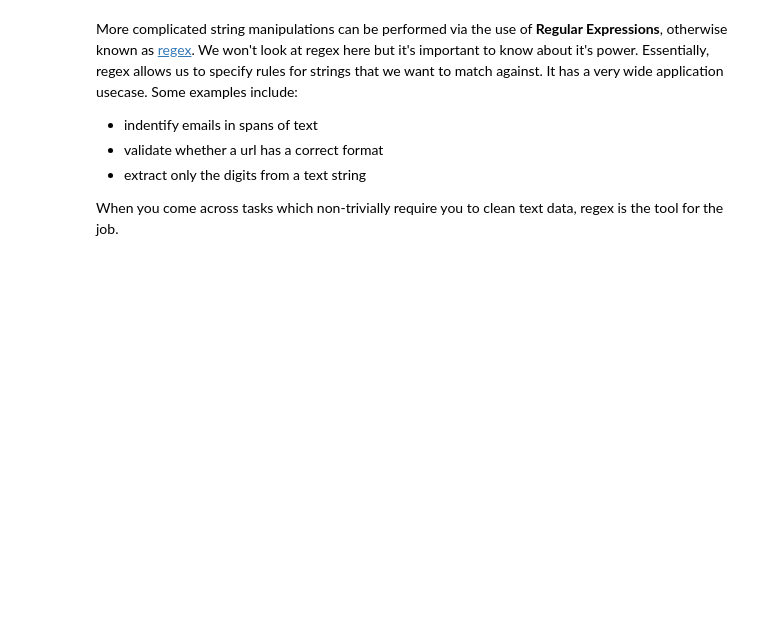
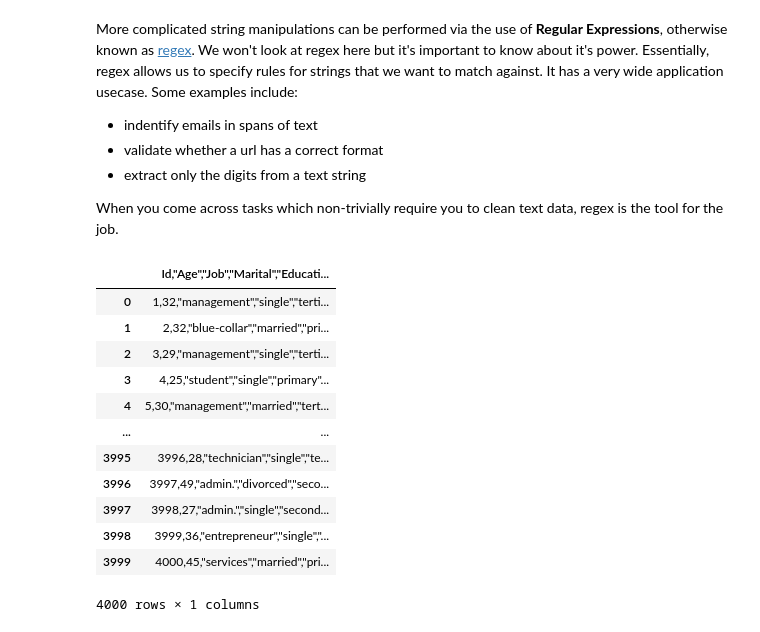
Before and after one commit to Simeon94/Data-Engineering, a Jupyter notebook: 4. Data Wrangling/0. Data Cleaning in Pandas/Notebook.ipynb, the cells around one changed output. Cells and saved outputs as stored; diff of their text form; code cells hidden in the pictures; blank space fills up the shorter version.

```diff
--- a/4. Data Wrangling/0. Data Cleaning in Pandas/Notebook.ipynb
+++ b/4. Data Wrangling/0. Data Cleaning in Pandas/Notebook.ipynb
@@ -1087,4 +1087,20 @@ When you come across tasks which non-trivially require you to clean text data, r
 # %%
 import pandas as pd
 pd.set_option('display.max_columns', None)
-ci_df = pd.read_csv("Car_Insurance.csv", sep="|") # Make sure flights.txt is in the same directory
+ci_df = pd.read_csv("Car_Insurance.csv", sep=" ")
+# %%
+ci_df
+# %% [output]
+|  | Id,"Age","Job","Marital","Educati... |
+| 0 | 1,32,"management","single","terti... |
+| 1 | 2,32,"blue-collar","married","pri... |
+| 2 | 3,29,"management","single","terti... |
+| 3 | 4,25,"student","single","primary"... |
+| 4 | 5,30,"management","married","tert... |
+| ... | ... |
+| 3995 | 3996,28,"technician","single","te... |
+| 3996 | 3997,49,"admin.","divorced","seco... |
+| 3997 | 3998,27,"admin.","single","second... |
+| 3998 | 3999,36,"entrepreneur","single","... |
+| 3999 | 4000,45,"services","married","pri... |
+4000 rows × 1 columns
```
Also changed, not shown: parts of 1 cell of this notebook.
